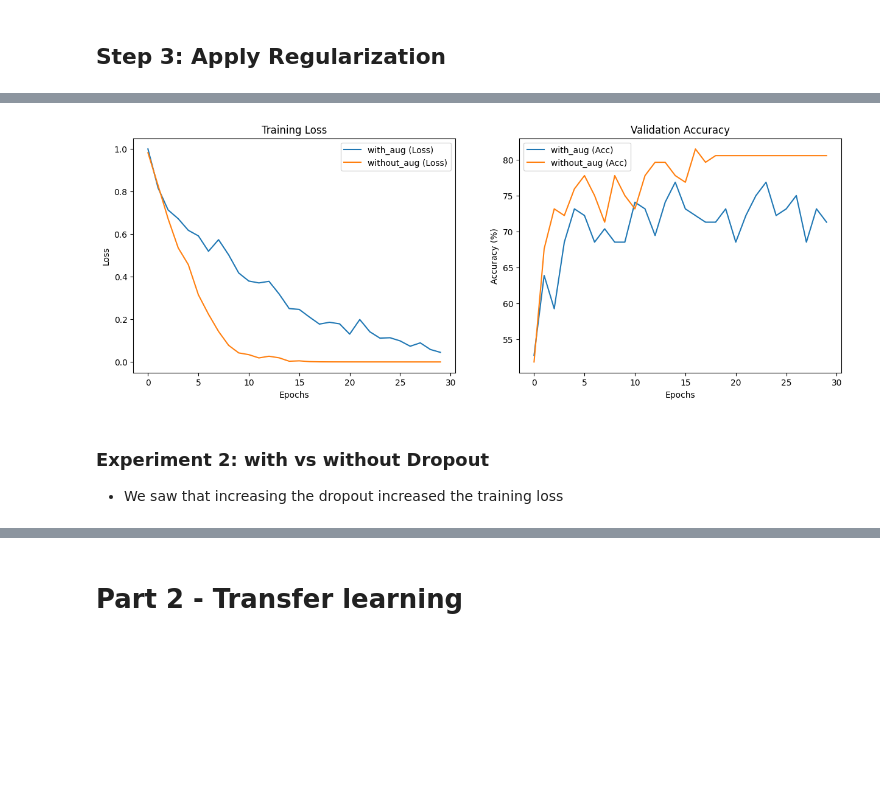
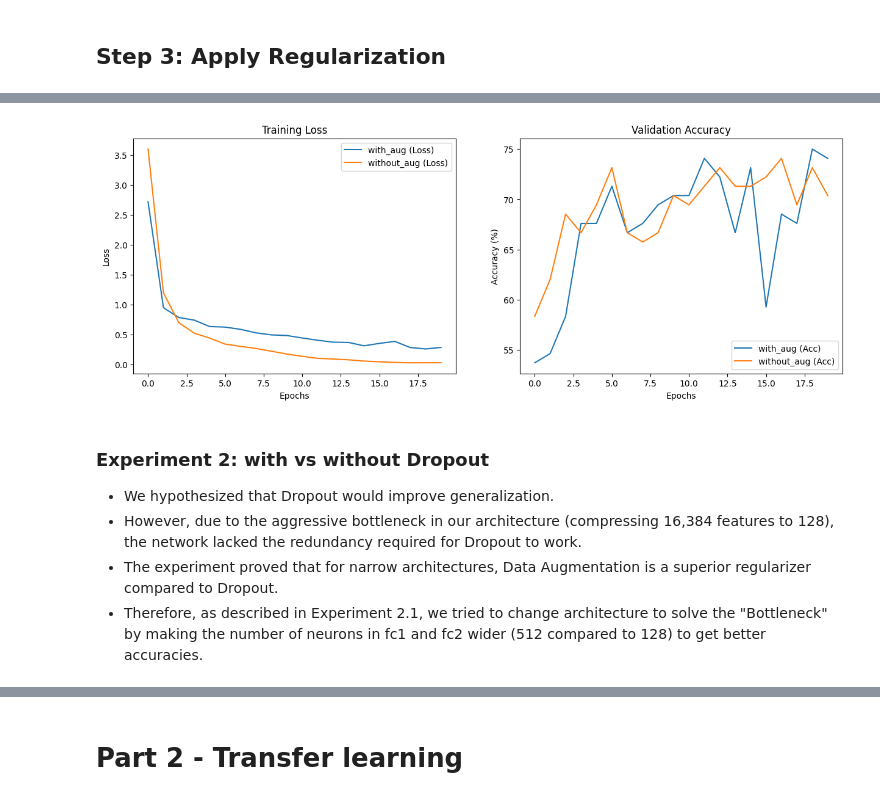
Before and after one commit to shaytoledo/fainting_image_classifier, a Jupyter notebook: final_project_pytorch/main.ipynb, the cells around one changed output, grey strips where cells are left out. Drawn from its saved outputs; the diff is of its cells as text; code cells hidden in the pictures; blank space fills up the shorter version.

```diff
--- a/final_project_pytorch/main.ipynb
+++ b/final_project_pytorch/main.ipynb
@@ -203,7 +204,8 @@ aug_transforms = transforms.Compose([
     transforms.Normalize([0.5, 0.5, 0.5], [0.5, 0.5, 0.5])
 ])
 # %%
-def get_loaders(data_root='./data', batch_size=16, train_split=0.8, use_augmentation=False):
+def get_loaders(data_root='./data', batch_size=32, train_split=0.8, use_augmentation=False):
+    np.random.seed(42)
     # Verify data directory exists
     if not os.path.exists(data_root):
         raise FileNotFoundError(f"Data directory '{data_root}' not found!")
@@ -725,13 +709,13 @@ class RegularizedShallowCNN(nn.Module):
 # %%
 train_loader, val_loader = get_loaders(use_augmentation=True)
-model = ShallowCNN()
+model = RegularizedShallowCNN(dropout_rate=0)
 with_aug_exp = CNNExperiment(model, train_loader, val_loader)
-with_aug_exp.run(epochs=30, lr=1e-4)
+with_aug_exp.run(epochs=20, lr=1e-3)
 
 train_loader, val_loader = get_loaders(use_augmentation=False)
-model = ShallowCNN()
+model = RegularizedShallowCNN(dropout_rate=0)
 without_aug_exp = CNNExperiment(model, train_loader, val_loader)
-without_aug_exp.run(epochs=30, lr=1e-4)
+without_aug_exp.run(epochs=20, lr=1e-3)
 
 
 plot_experiment_results([with_aug_exp.history, without_aug_exp.history], ["with_aug", "without_aug"])
@@ -756,5 +740,8 @@ Epoch 30/30 - Loss: 0.0001, Val Acc: 80.56%
-[figure, old version]
+[figure, new version]
-# %% [markdown]
-### Experiment 2: with vs without Dropout
-* We saw that increasing the dropout increased the training loss
+# %% [markdown]
+### Experiment 2: with vs without Dropout
+* We hypothesized that Dropout would improve generalization.
+* However, due to the aggressive bottleneck in our architecture (compressing 16,384 features to 128), the network lacked the redundancy required for Dropout to work.
+* The experiment proved that for narrow architectures, Data Augmentation is a superior regularizer compared to Dropout.
+* Therefore, as described in Experiment 2.1, we tried to change architecture to solve the "Bottleneck" by making the number of neurons in fc1 and fc2 wider (512 compared to 128) to get better accuracies.
 # %%
```
Also changed, not shown: parts of 45 cells of this notebook.
